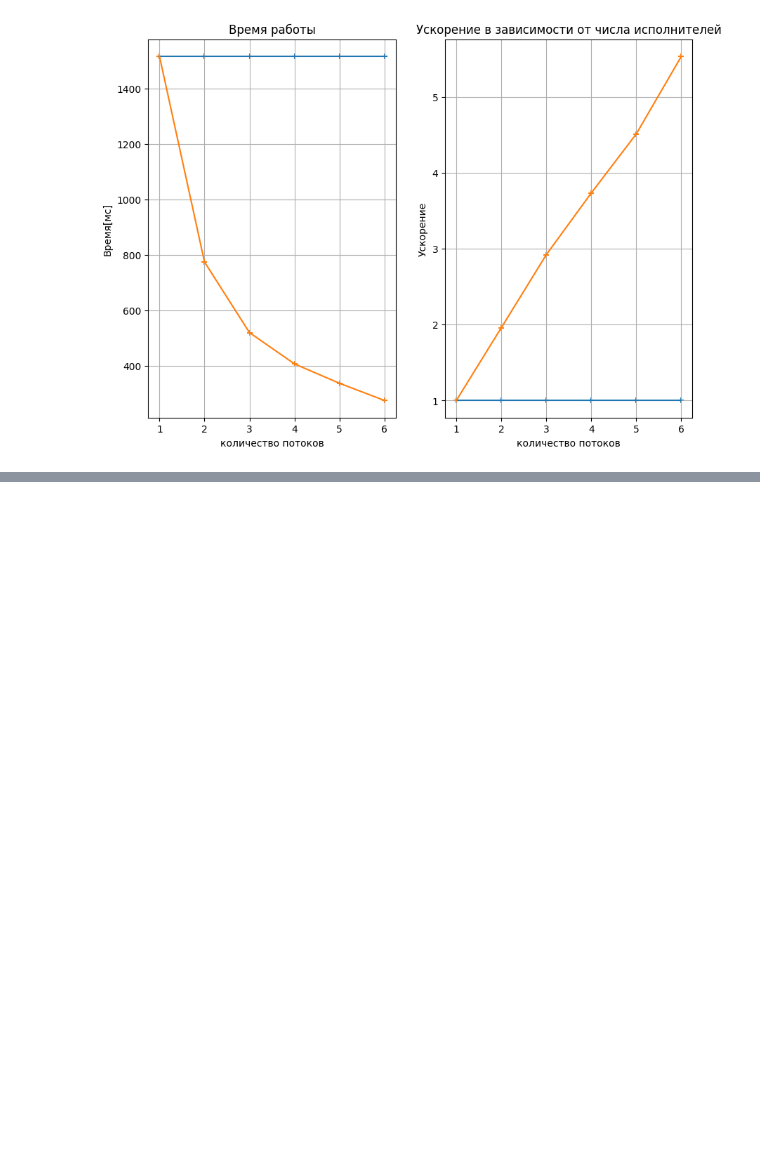
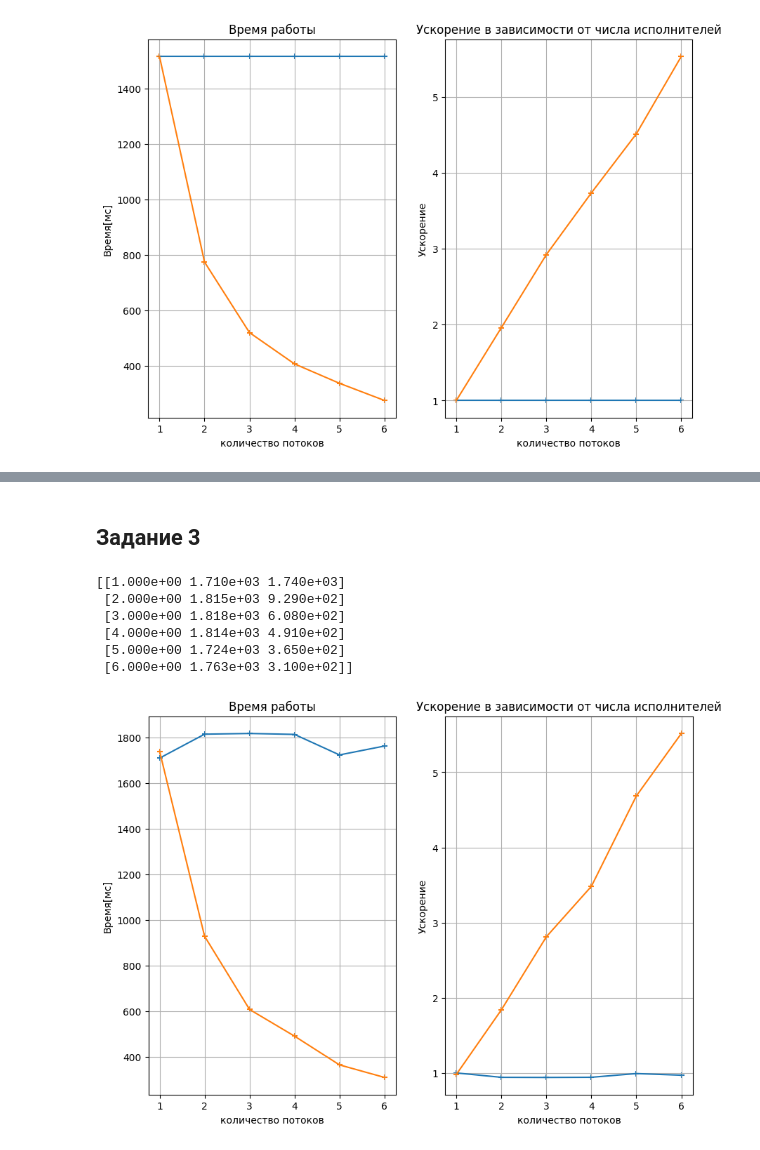
Before and after one commit to Zararest/OpenMp, a Jupyter notebook: Lab-2/Report.ipynb, the cells around one changed output, grey strips where cells are left out. Drawn from its saved outputs; the diff is of its cells as text; code cells hidden in the pictures; blank space fills up the shorter version.

```diff
--- a/Lab-2/Report.ipynb
+++ b/Lab-2/Report.ipynb
@@ -203,0 +233,12 @@ for (i = 5; i < ISIZE; i++)
+# %% [markdown]
+## Задание 3
+# %%
+show_plot("3-g-time-threads-without-sleep.res")
+# %% [output]
+[[1.000e+00 1.710e+03 1.740e+03]
+ [2.000e+00 1.815e+03 9.290e+02]
+ [3.000e+00 1.818e+03 6.080e+02]
+ [4.000e+00 1.814e+03 4.910e+02]
+ [5.000e+00 1.724e+03 3.650e+02]
+ [6.000e+00 1.763e+03 3.100e+02]]
+[figure, added]
```
Also changed, not shown: parts of 11 cells of this notebook.
